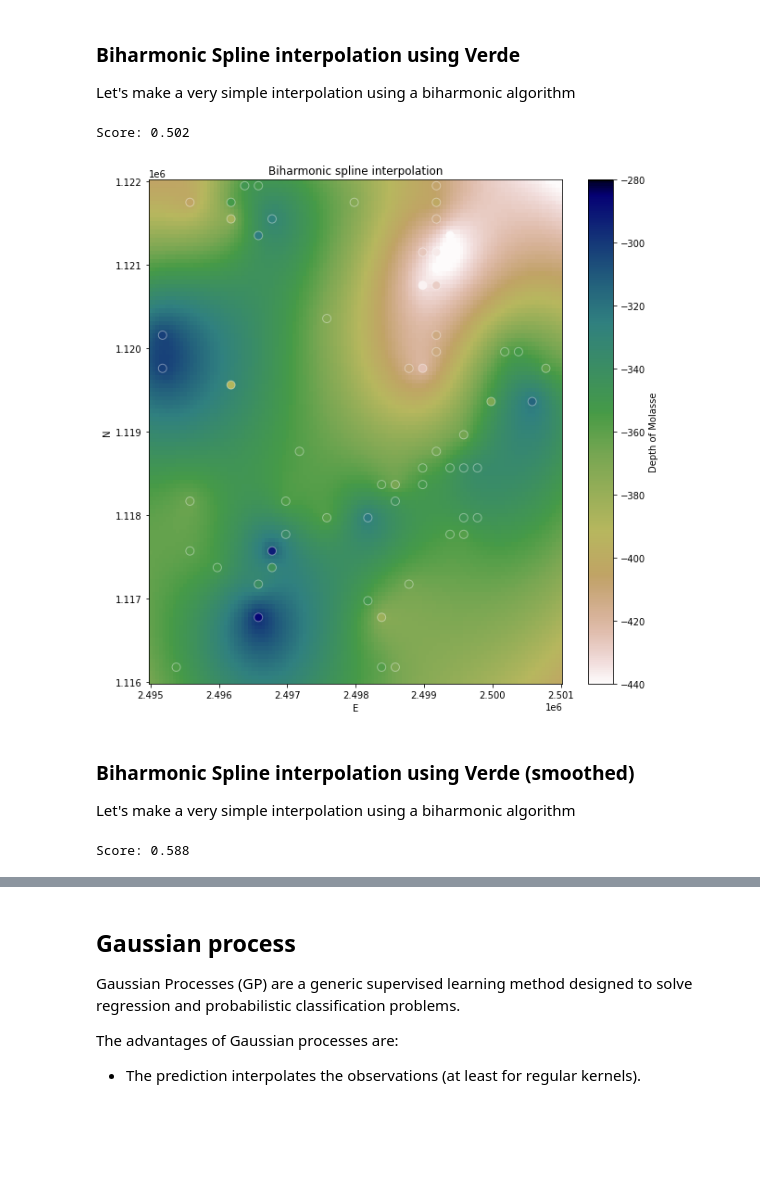
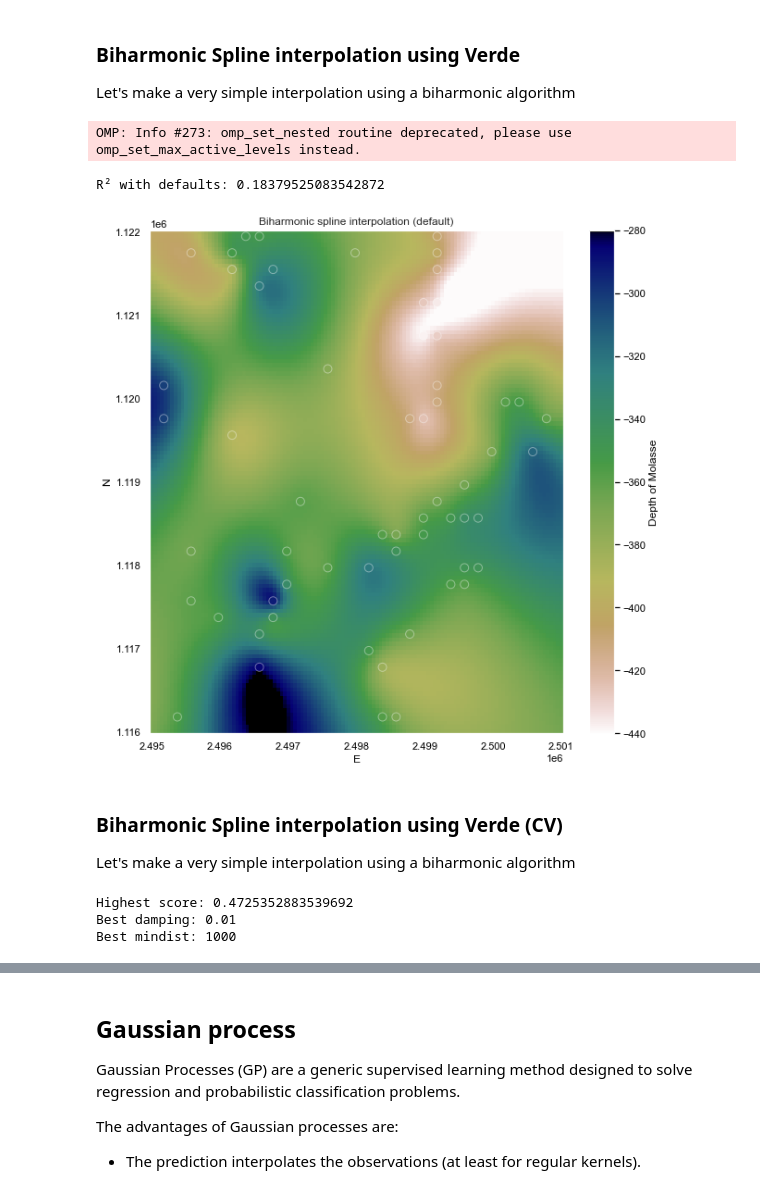
Before and after one commit to lperozzi/Spatial_interpolation_analysis, a Jupyter notebook: notebook/Deterministic_interpolation.ipynb, the cells around one changed output, grey strips where cells are left out. Saved outputs shown, nothing was run; the diff lists cells and outputs as text; code cells hidden in the pictures; blank space fills up the shorter version.

```diff
--- a/notebook/Deterministic_interpolation.ipynb
+++ b/notebook/Deterministic_interpolation.ipynb
@@ -15,6 +15,9 @@ warnings.filterwarnings('ignore')
 import pandas as pd
 import seaborn as sns
 import matplotlib.pyplot as plt
+sns.set_style("white")
+sns.set(rc={'axes.labelcolor':'black', 'xtick.color':'black', 'ytick.color':'black'})
+# sns.set(rc={'axes.facecolor':'lightblue', 'figure.facecolor':'white'})
 # %%
 #Plot the grid and the original data points
 
@@ -202,24 +203,28 @@ plot_depth('Nearest neighbor interpolation', grid.MOLASSE,df, 'gist_earth_r', 'D
 ### Biharmonic Spline interpolation using Verde
 
 Let's make a very simple  interpolation  using a biharmonic algorithm
+# %%
+spline = vd.Spline()
+score_default = np.mean(
+    vd.cross_val_score(spline, coordinates, df.MOLASSE)
+)
+spline.fit(coordinates, df.MOLASSE)
+print("R² with defaults:", score_default)
+# %% [output]
+OMP: Info #273: omp_set_nested routine deprecated, please use omp_set_max_active_levels instead.
+R² with defaults: 0.18379525083542872
 # %%
 chain = vd.Chain(
     [
         ("mean", vd.BlockReduce(np.mean, spacing=spacing )),
         # ("spline", vd.Spline(damping=5e-2, mindist=1e2)),
-        ("spline", vd.Spline(damping=0.001, mindist=1e3)),
+        ("spline", vd.Spline()),
 
     ]
 )
 
-train, test = vd.train_test_split(
-    coordinates,df.MOLASSE, random_state=0
-)
+chain.fit(coordinates, df.MOLASSE)
 
-chain.fit(*train)
-
-score = chain.score(*test)
-print("\nScore: {:.3f}".format(score))
 
 grid = chain.grid(
     region=region,
@@ -228,33 +233,40 @@ grid = chain.grid(
     dims=["N", "E"],
     data_names="MOLASSE",
 )
-# %% [output]
-Score: 0.502
 # %%
-plot_depth('Biharmonic spline interpolation', grid.MOLASSE,df, 'gist_earth_r', 'Depth of Molasse', -440, -280)
+plot_depth('Biharmonic spline interpolation (default)', grid.MOLASSE,df, 'gist_earth_r', 'Depth of Molasse', -440, -280)
 # %% [output]
-[figure, old version]
+[figure, new version]
 # %% [markdown]
-### Biharmonic Spline interpolation using Verde (smoothed)
+### Biharmonic Spline interpolation using Verde (CV)
 
 Let's make a very simple  interpolation  using a biharmonic algorithm
+# %%
+dampings = [None, 1e-4, 1e-3, 1e-2]
+mindists = [1e-5, 1, 100, 1000, 1000]
+
+spline = vd.SplineCV(
+    dampings=dampings,
+    mindists=mindists,
+)
+spline.fit(coordinates, df.MOLASSE)
+print("Highest score:", spline.scores_.max())
+print("Best damping:", spline.damping_)
+print("Best mindist:", spline.mindist_)
+# %% [output]
+Highest score: 0.4725352883539692
+Best damping: 0.01
+Best mindist: 1000
 # %%
 chain = vd.Chain(
     [
         ("mean", vd.BlockReduce(np.mean, spacing=spacing )),
-        ("spline", vd.Spline(damping=5e-2, mindist=5e2)),
+        ("spline", vd.Spline(damping=spline.damping_, mindist=spline.mindist_)),
 
     ]
 )
 
-train, test = vd.train_test_split(
-    coordinates,df.MOLASSE, random_state=0
-)
-
-chain.fit(*train)
-
-score = chain.score(*test)
-print("\nScore: {:.3f}".format(score))
+chain.fit(coordinates,df.MOLASSE)
 
 grid = chain.grid(
     region=region,
@@ -263,6 +275,4 @@ grid = chain.grid(
     dims=["N", "E"],
     data_names="MOLASSE",
 )
-# %% [output]
-Score: 0.588
 # %%
```
Also changed, not shown: parts of 10 cells of this notebook, 2 other files.
